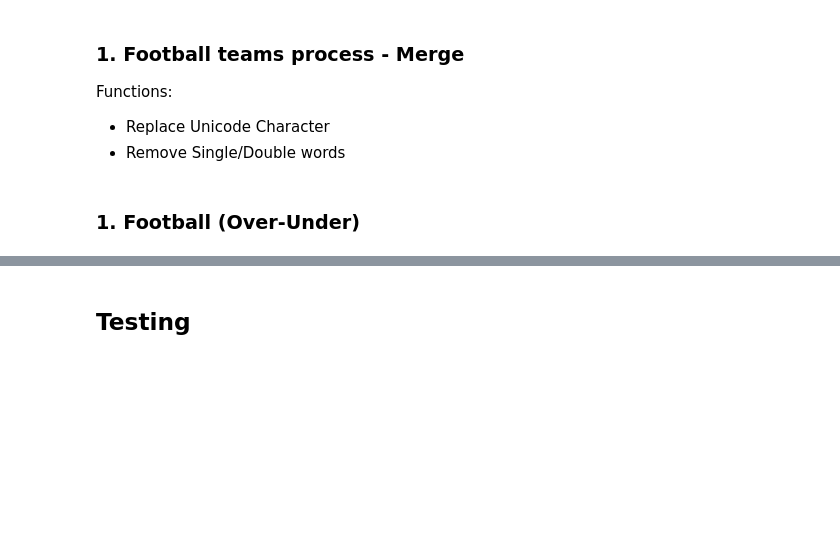
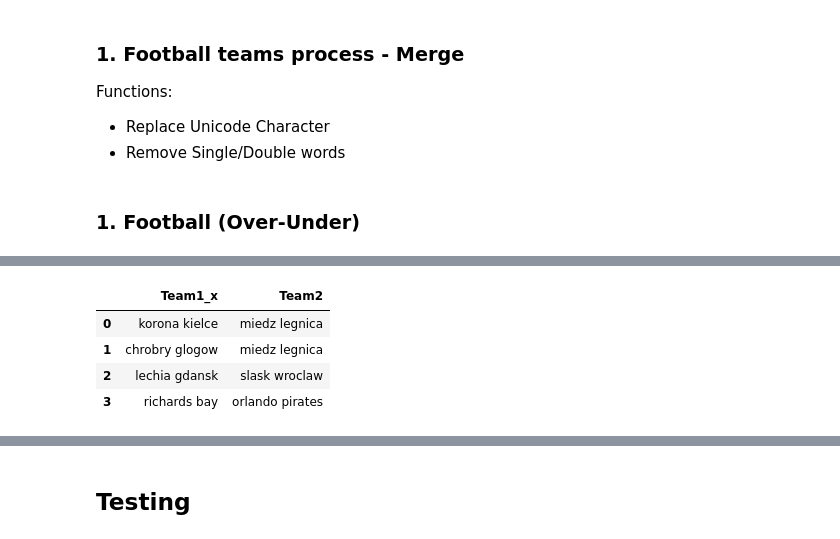
Before and after one commit to panagiotisgia/arbitage_betting, a Jupyter notebook: calc.ipynb, the cells around one changed output, grey strips where cells are left out. Cells and saved outputs as stored; diff of their text form; code cells hidden in the pictures; blank space fills up the shorter version.

```diff
--- a/calc.ipynb
+++ b/calc.ipynb
@@ -175,3 +147,11 @@ result
+# %%
+team2_exclude
+# %% [output]
+|  | Team1_x | Team2 |
+| 0 | korona kielce | miedz legnica |
+| 1 | chrobry glogow | miedz legnica |
+| 2 | lechia gdansk | slask wroclaw |
+| 3 | richards bay | orlando pirates |
 # %%
 team2
 # %% [output]
```
Also changed, not shown: parts of 7 cells of this notebook, 5 other files.
